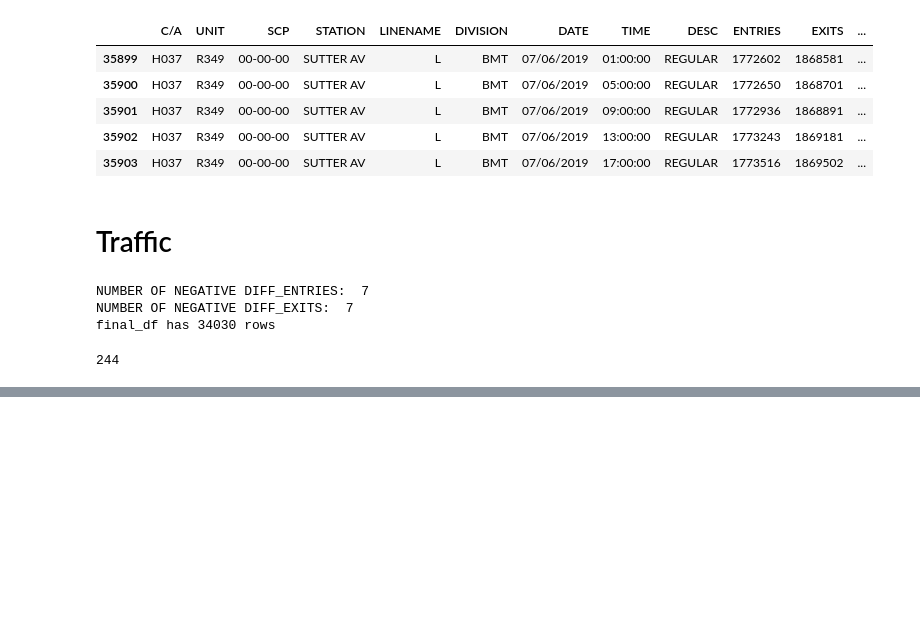
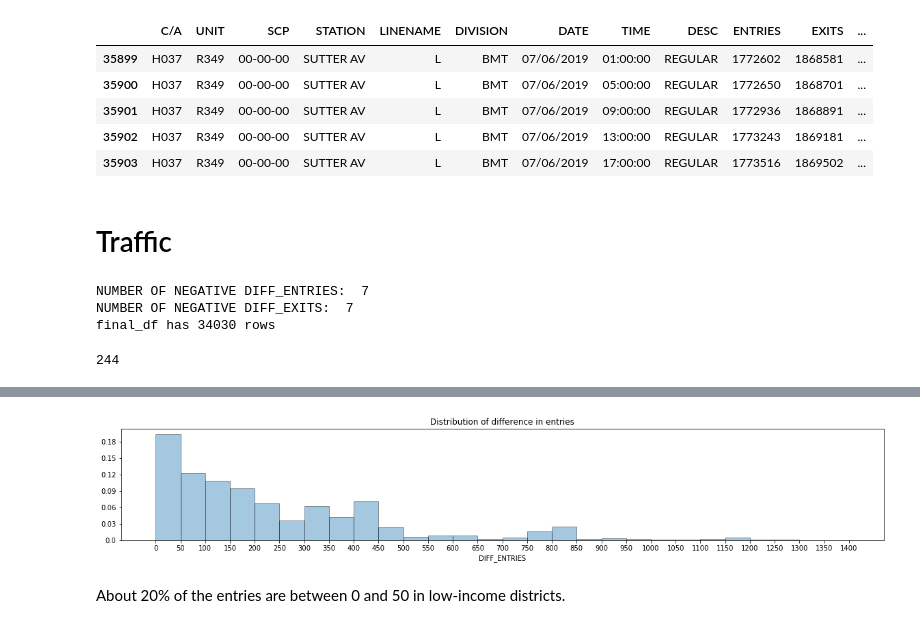
Before and after one commit to brendanlafferty/MTA-EDA, a Jupyter notebook: 01-mta-project1.ipynb, the cells around one changed output, grey strips where cells are left out. Saved outputs shown, nothing was run; the diff lists cells and outputs as text; code cells hidden in the pictures; blank space fills up the shorter version.

```diff
--- a/01-mta-project1.ipynb
+++ b/01-mta-project1.ipynb
@@ -118,7 +118,8 @@ stations.set_index(['Stop Name', 'Daytime Routes']).sort_index()
 | Woodlawn | 4 | 378 | 378 | 401 | IRT | Jerome Av | Bx | Elevated | ... |
 # %%
 # For each STATION, there is a list of LINENAME's in MTA dataset (We need to filter out irrelevant STATION+LINENAME's)
-mta = df2019[df2019.STATION.map(lambda x: x in top_stations)]
+# mta = df2019[df2019.STATION.map(lambda x: x in top_stations)]
+mta = pd.read_pickle('mta.pkl')
 sorted(mta.set_index(['STATION','LINENAME']).index.unique())
 # %% [output]
 [('103 ST', '1'),
@@ -172,7 +173,7 @@ stations
 # Store the combinations in 'locations' variable
 from collections import defaultdict
 locations = defaultdict(list)
-for station_name in top1_stations:
+for station_name in top_stations:
     stations_set = set(stations.loc[stations['Stop Name'] == station_name, 'Daytime Routes'])
     mta_set = set(mta.loc[mta.STATION == station_name, 'LINENAME'])
     for daytime_route in stations_set:
@@ -264,2 +265,8 @@ sum(final_df.TIME.map(lambda x: str(x)[-5:] != '00:00'))
 # %% [output]
 244
+# %%
+# Round the DIFF_HRS to the nearest hours and create new column 'DIFF_HRS_ROUND'
+final_df['DIFF_HRS_ROUND'] = final_df.loc[:,'DIFF_HRS'].dt.round('H').map(lambda x: np.timedelta64(x, 'h').astype(int) if pd.notnull(x) else x)
+
+# Divide DIFF_ENTRIES by DIFF_HRS_ROUND and call it DIFF_ENTRIES_PER_HR as a new column
+final_df['DIFF_ENTRIES_PER_HR'] = np.insert(final_df['DIFF_ENTRIES'].values[1:] / final_df['DIFF_HRS_ROUND'].values[1:], 0, np.nan)
@@ -292,7 +286,6 @@ final_df.groupby(['C/A','UNIT','SCP','STATION'])
 # %%
-# Sanity check
-final_df.set_index(['C/A','UNIT','SCP','STATION'])[488:540]
-
+# Sanity check for DIFF values with two different turnstiles in a row
+# H037	R349	00-00-00	SUTTER AV
 # H037	R349	00-00-01	SUTTER AV
-final_df[(final_df['C/A'] == 'H037') & (final_df.UNIT == 'R349') & (final_df.SCP == '00-00-00') & (final_df.STATION == 'SUTTER AV') & (final_df.DATE == '07/06/2019')]
-final_df.loc[[40, 43],:]
+final_df[(final_df['C/A'] == 'H037') & (final_df.UNIT == 'R349') & (final_df.SCP == '00-00-01') & (final_df.STATION == 'SUTTER AV') & (final_df.DATE == '07/06/2019')]
+final_df.loc[[41, 42],:]
@@ -347,0 +296,10 @@ print(final_df[final_df.STATION_LINENAME == statline_names[4]].TIME.unique())
+# %%
+plt.figure(figsize=(20,3))
+g = sns.distplot(final_df.DIFF_ENTRIES[final_df.DIFF_ENTRIES], bins = np.linspace(0, 1400, 29),kde = False, hist_kws=dict(edgecolor="k"));
+g.set_xticks(range(0,1450,50))
+g.set_xticklabels(list(range(0,1450,50)))
+g.set_yticks(range(0, 7000, 1000))
+g.set_yticklabels([round(x/final_df.DIFF_ENTRIES.count(),2) for x in list(range(0, 7000, 1000))])
+g.set_title('Distribution of difference in entries');
+# %% [output]
+[figure, added]
@@ -348,3 +308,5 @@ print(final_df[final_df.STATION_LINENAME == statline_names[4]].TIME.unique())
+# %% [markdown]
+About 20% of the entries are between 0 and 50 in low-income districts.
 # %%
 diff_statline_time = \
 final_df.groupby(['STATION_LINENAME', 'TIME']).sum()['DIFF_ENTRIES'].sort_values(ascending = False) # Entries per statline & time in descending order
```
Also changed, not shown: parts of 17 cells of this notebook.
